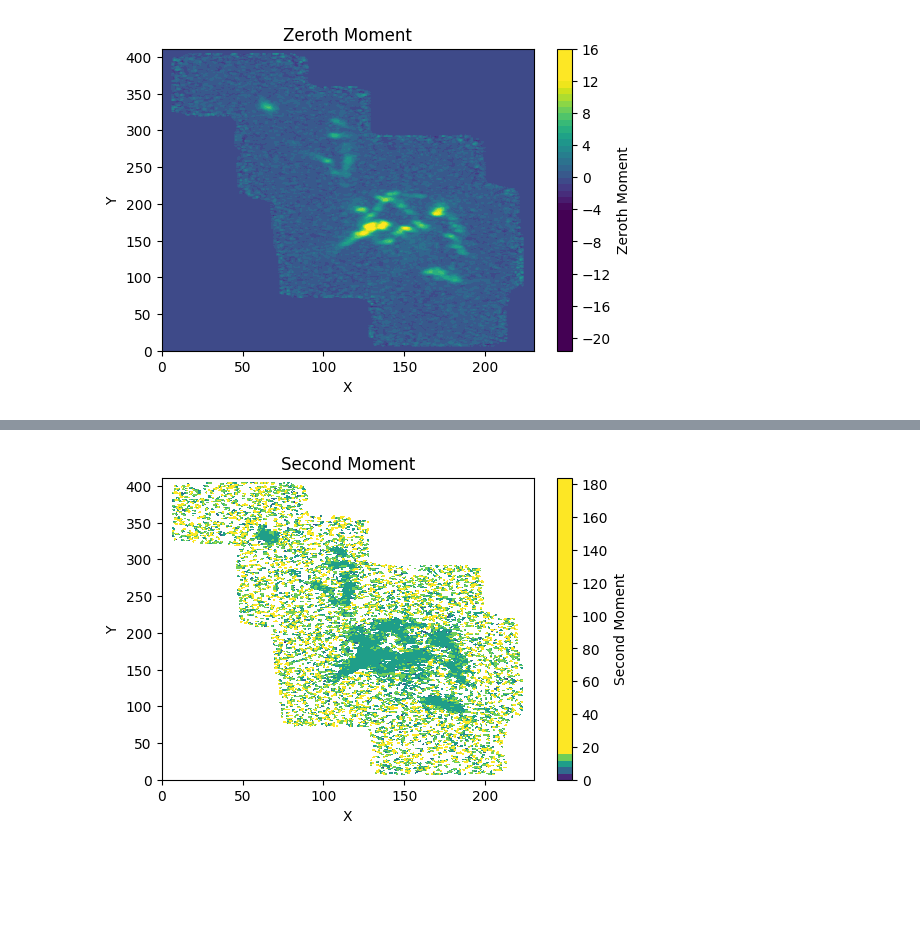
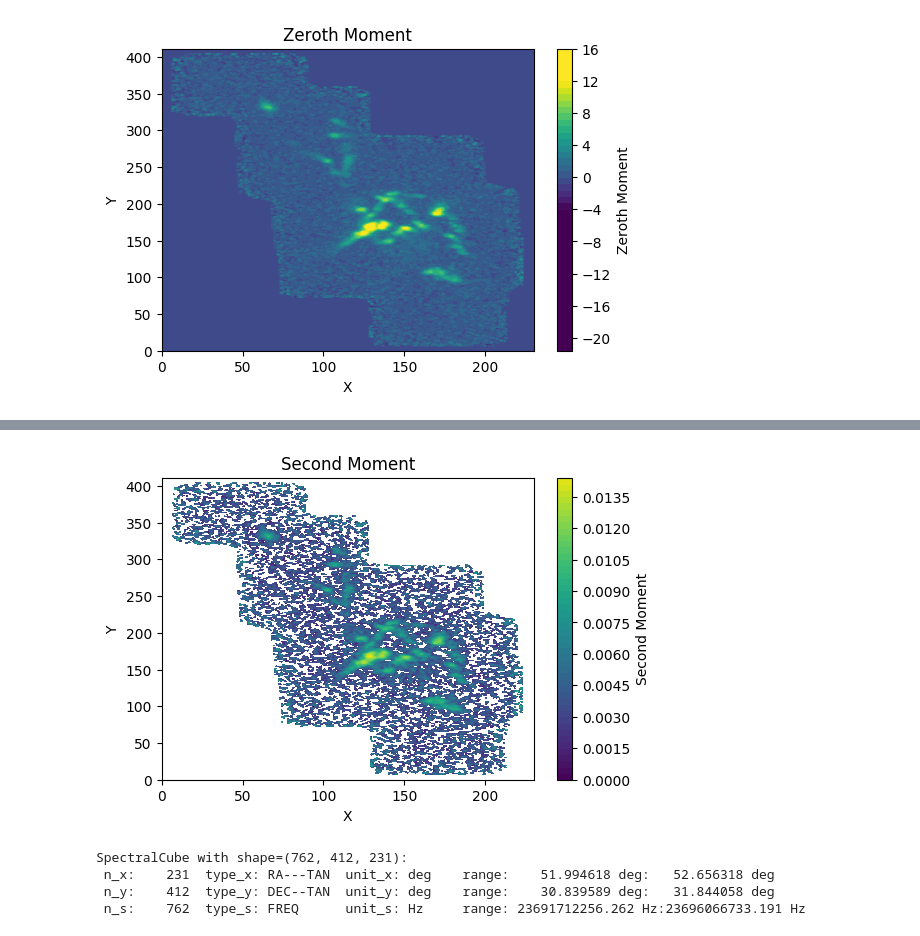
Before and after one commit to AveryGong515/CTA200, a Jupyter notebook: SURPproject_LilyGong.ipynb, the cells around one changed output, grey strips where cells are left out. Drawn from its saved outputs; the diff is of its cells as text; code cells hidden in the pictures; blank space fills up the shorter version.

```diff
--- a/SURPproject_LilyGong.ipynb
+++ b/SURPproject_LilyGong.ipynb
@@ -148,12 +164,12 @@ def Moment_0(j,i):
     return M0
 
 def Moment_1(j,i):
-    v = image_data[:,j,i]
+    v = convert_v(image_data[:,j,i])
     sum_A = np.nansum(v)
     M1 = np.nansum(velocity*image_data[:,j,i])/sum_A
     return M1
 def Moment_2(j,i):
-    v = image_data[:,j,i]
+    v = convert_v(image_data[:,j,i])
     sum_A = np.nansum(v)
     M1 = np.nansum(velocity*image_data[:,j,i])/sum_A
     M2 = np.sqrt((np.nansum(image_data[:,j,i]*(velocity-M1)**2))/sum_A)
@@ -207,14 +223,14 @@ for i in range(231):
 # %%
 i = np.arange(0,231,1)
 j = np.arange(0,412,1)
 X,Y = np.meshgrid(i,j)
 plt.figure(dpi=100)
 plt.contourf(X,Y,M2,levels=50)
-plt.clim(0,18)
+plt.clim(0,0.015)
 plt.xlabel("X")
 plt.ylabel("Y")
 plt.title("Second Moment")
 plt.colorbar(label="Second Moment",)
 plt.show()
 # %% [output]
-[figure, old version]
+[figure, new version]
@@ -220,0 +240,7 @@ plt.show()
+# %%
+print(cube)
+# %% [output]
+SpectralCube with shape=(762, 412, 231):
+ n_x:    231  type_x: RA---TAN  unit_x: deg    range:    51.994618 deg:   52.656318 deg
+ n_y:    412  type_y: DEC--TAN  unit_y: deg    range:    30.839589 deg:   31.844058 deg
+ n_s:    762  type_s: FREQ      unit_s: Hz     range: 23691712256.262 Hz:23696066733.191 Hz
```
Also changed, not shown: parts of 5 cells of this notebook.
